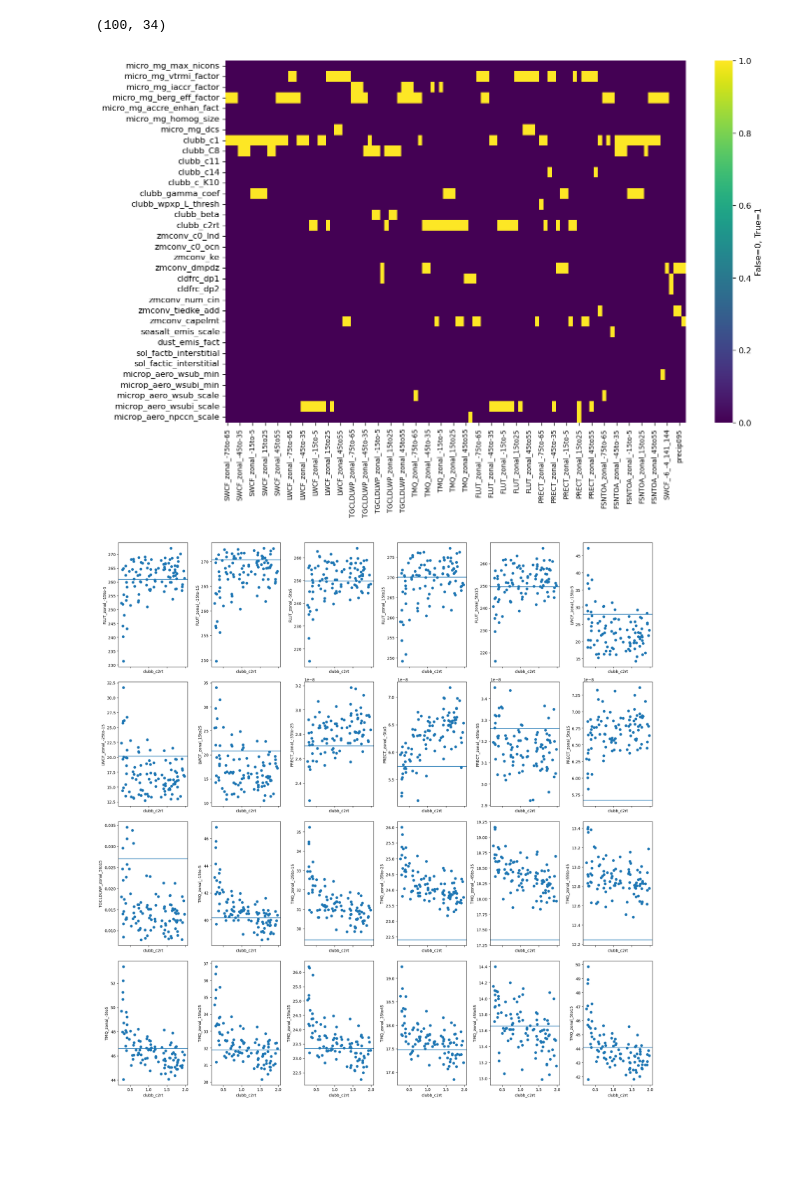
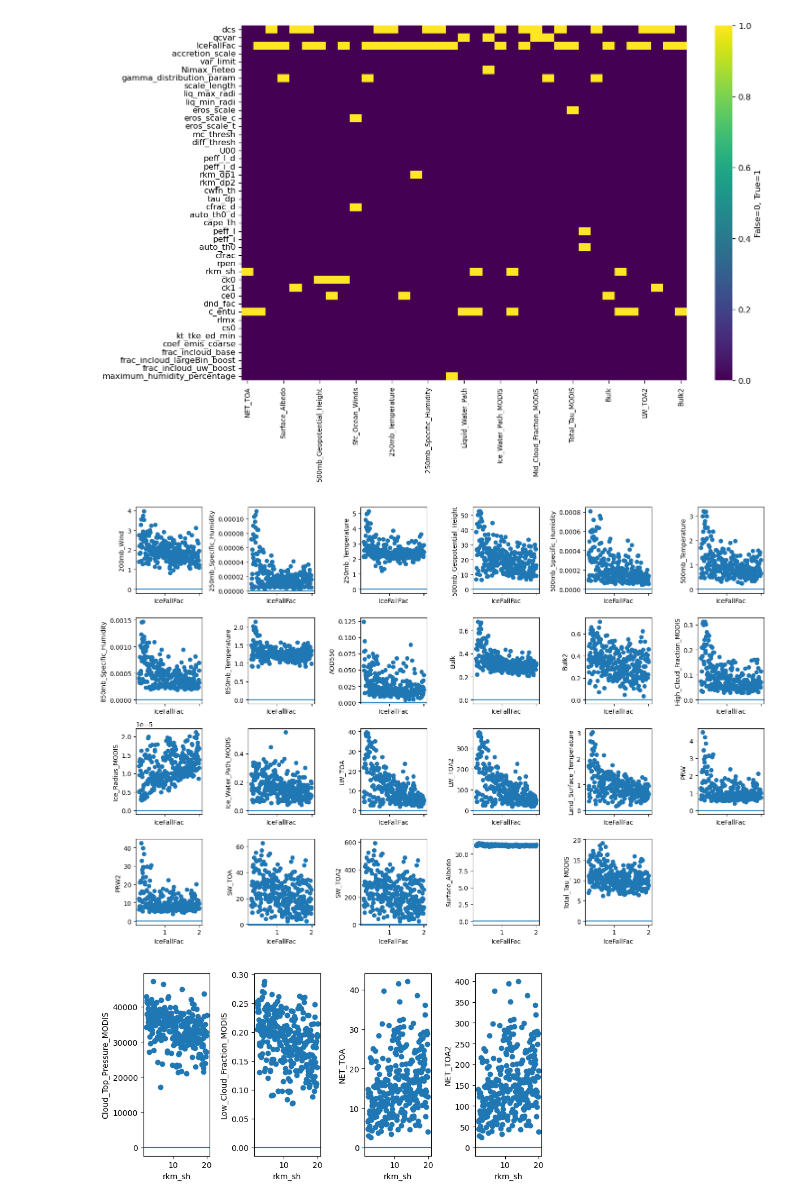
Before and after one commit to yiqioyang/proj2dhullsampler, a Jupyter notebook: notebooks/analyzing.ipynb, the cells around one changed output. Saved outputs shown, nothing was run; the diff lists cells and outputs as text; code cells hidden in the pictures; blank space fills up the shorter version.

```diff
--- a/notebooks/analyzing.ipynb
+++ b/notebooks/analyzing.ipynb
@@ -26,15 +28,15 @@ from proj2dhullsampler import Analysis
 # %%
-working_dir = '/glade/work/qingyuany/camml_re/'
-case_name = "v2"
+working_dir = '/glade/work/qingyuany/gfdl_esm/'
+case_name = "v1"
 #para = pd.read_csv("/glade/work/qingyuany/cam7_tuning/cam7/para/ppe0_original_scale.csv", index_col=0)
 #para = pd.read_csv("/glade/work/qingyuany/camml_re/v2/post_simulations/", index_col=0)
 #para = xr.open_dataset('/glade/work/addisus/scam_scripts/PPE_250_ensemble/parameter38_100.nc').to_dataframe()
 #para = xr.open_dataset('/glade/work/qingyuany/camml_re/v0/parameter_34_100.nc').to_dataframe().drop(columns = 'Sample_nmb')
 
 
-para = pd.read_csv("/glade/work/qingyuany/camml_re/v1/post_simulations/paras.csv", index_col=0)
+para = pd.read_csv("/glade/work/qingyuany/gfdl_esm/v0/PPE_input_parameters.csv", index_col=False)
 
-nc = xr.open_dataset('/glade/work/qingyuany/camml_re/v1/post_simulations/batch_v1.nc').ppe_ind
+#nc = xr.open_dataset('/glade/work/qingyuany/camml_re/v1/post_simulations/batch_v1.nc').ppe_ind
 # %%
 # working_dir = '/glade/work/qingyuany/camml_re/'
 # case_name = "v1"
@@ -43,9 +45,3 @@ nc = xr.open_dataset('/glade/work/qingyuany/camml_re/v1/post_simulations/batch_v
 
 
 # nc = xr.open_dataset('/glade/work/qingyuany/camml_re/v0/initial_ppe.nc')
-# %%
-
-para = para.loc[nc.ppe_ind]
-para.shape
-# %% [output]
-(100, 34)
@@ -54,9 +48,16 @@ analysis = Analysis(working_dir, case_name, para)
+# %%
+%run ./funs/analysis.py
+analysis = Analysis(working_dir, case_name, para, threshold_level=2.5)
 # %%
 analysis.plot_onehot(figsize = (8, 6))
 # %% [output]
-[figure, old version]
+[figure, new version]
 # %%
-_ = analysis.plot_by_para('clubb_c2rt', ncols=6, figsize = (20,20))
+_ = analysis.plot_by_para('IceFallFac', ncols=6, figsize = (15,10))
 # %% [output]
-[figure, old version]
+[figure, new version]
+# %%
+_ = analysis.plot_by_para('rkm_sh', ncols=6, figsize = (12,4))
+# %% [output]
+[figure, added]
 # %%
```
Also changed, not shown: parts of 16 cells of this notebook, 2 other files.
